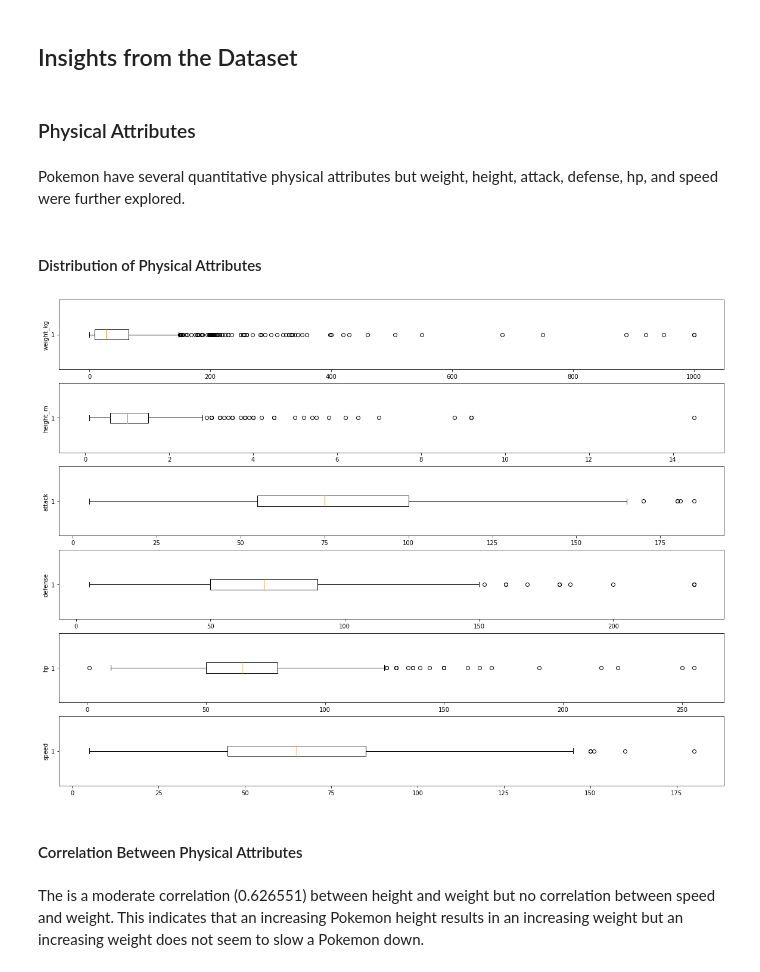
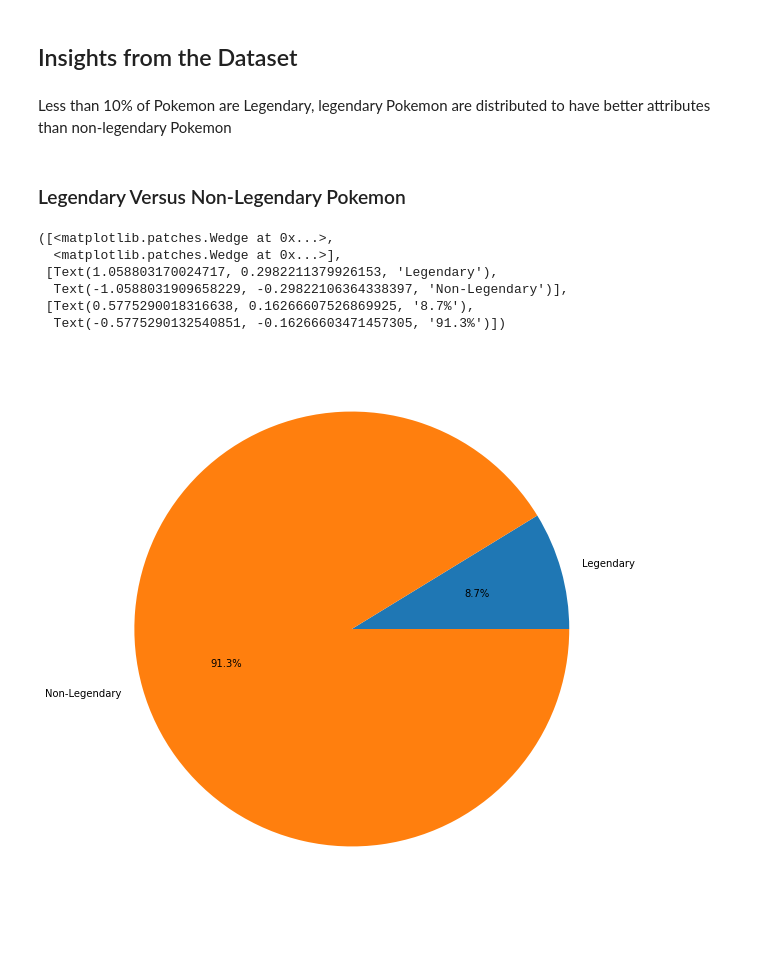
Before and after one commit to DrVenter/data_analysis_kaggle_datasets, a Jupyter notebook: The_Complete_Pokemon_Dataset/data_analysis_pokemon_dataset.ipynb, the cells around one changed output. Saved outputs shown, nothing was run; the diff lists cells and outputs as text; code cells hidden in the pictures; blank space fills up the shorter version.

```diff
--- a/The_Complete_Pokemon_Dataset/data_analysis_pokemon_dataset.ipynb
+++ b/The_Complete_Pokemon_Dataset/data_analysis_pokemon_dataset.ipynb
@@ -44,28 +48,26 @@ column_names = data.columns
 'abilities, against_bug, against_dark, against_dragon, against_electric, against_fairy, against_fight, against_fire, against_flying, against_ghost, against_grass, against_ground, against_ice, against_ ...
 # %% [markdown]
 ## Insights from the Dataset
-# %% [markdown]
-### Physical Attributes
-# %% [markdown]
-Pokemon have several quantitative physical attributes but weight, height, attack, defense, hp, and speed were further explored.
+# %% [markdown]
+Less than 10% of Pokemon are Legendary, legendary Pokemon are distributed to have better attributes than non-legendary Pokemon
+# %% [markdown]
+### Legendary Versus Non-Legendary Pokemon
+# %%
+is_legendary = data[data["is_legendary"] == 1]
+not_legendary = data[data["is_legendary"] ==  0]
+
+ratio = [len(is_legendary), len(not_legendary)]
+labels = ["Legendary", "Non-Legendary"]
+
+fig, ax =plt.subplots(figsize=(10,10))
+ax.pie(ratio, labels=labels, autopct='%1.1f%%')
+# %% [output]
+([<matplotlib.patches.Wedge at 0x...>,
+  <matplotlib.patches.Wedge at 0x...>],
+ [Text(1.058803170024717, 0.2982211379926153, 'Legendary'),
+  Text(-1.0588031909658229, -0.29822106364338397, 'Non-Legendary')],
+ [Text(0.5775290018316638, 0.16266607526869925, '8.7%'),
+  Text(-0.5775290132540851, -0.16266603471457305, '91.3%')])
+[figure, added]
 # %%
 physical_attributes = ["weight_kg", "height_m", "attack", "defense", "hp", "speed"]
-# %% [markdown]
-#### Distribution of Physical Attributes
-# %%
-number_of_graphs = len(physical_attributes)
-number_of_columns = 1
-number_of_rows = math.ceil(len(physical_attributes)/number_of_columns)
-
-attribute = 0
-fig, axs = plt.subplots(number_of_rows, sharex=False, figsize=(20, 15))
-for row in range(number_of_rows):
-    axs[row].boxplot(data[physical_attributes[attribute]].dropna(), vert=False)
-    axs[row].set(ylabel=physical_attributes[attribute])
-    attribute+=1
-# %% [output]
-[figure, removed]
-# %% [markdown]
-#### Correlation Between Physical Attributes
-# %% [markdown]
-The is a moderate correlation (0.626551) between height and weight but no correlation between speed and weight. This indicates that an increasing Pokemon height results in an increasing weight but an increasing weight does not seem to slow a Pokemon down.
```
Also changed, not shown: parts of 19 cells of this notebook.
